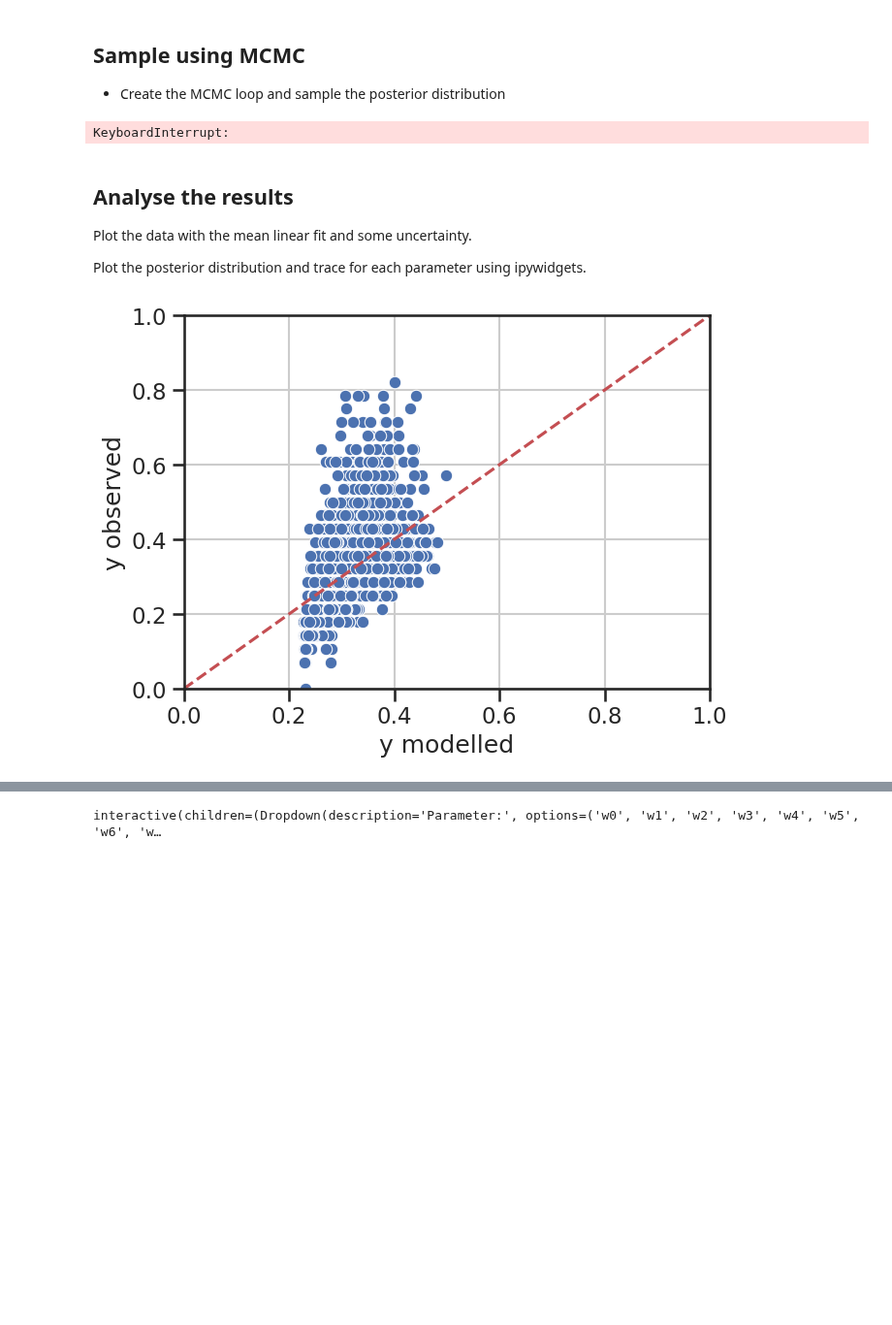
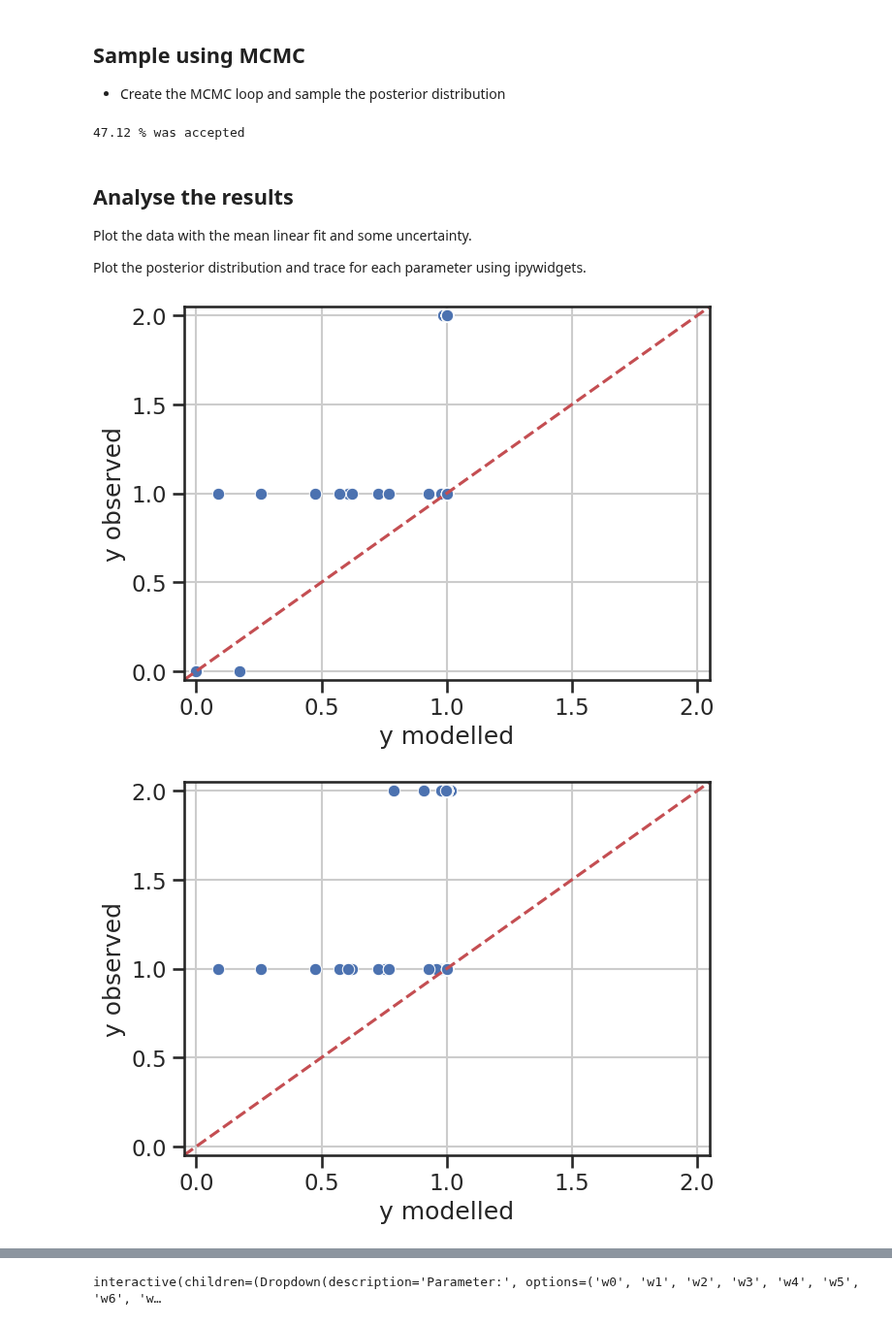
Before and after one commit to sydney-machine-learning/Bayesianneuralnetworks-MCMC-tutorial, a Jupyter notebook: 04-Bayesian-Neural-Network.ipynb, the cells around one changed output, grey strips where cells are left out. Shown at 97% size. Drawn from its saved outputs; the diff is of its cells as text; code cells hidden in the pictures; blank space fills up the shorter version.

Commit message:
classification half working

```diff
--- a/04-Bayesian-Neural-Network.ipynb
+++ b/04-Bayesian-Neural-Network.ipynb
@@ -265,7 +280,7 @@ def likelihood_function(self, theta, tausq, test=False):
     else:
         x_data = self.x_data
         y_data = self.y_data
-    model_prediction = self.model.evaluate_proposal(x_data, theta)
+    model_prediction, _ = self.model.evaluate_proposal(x_data, theta)
     model_simulation = model_prediction + np.random.normal(0,tausq,size=model_prediction.shape)
     accuracy = self.rmse(model_prediction, y_data) #RMSE error metric
     # now calculate the log likelihood
@@ -334,7 +399,7 @@ def sampler(self):
     # initialise theta
     theta = np.random.randn(self.theta_size)
     # make initial prediction
-    pred_y[0,] = self.model.evaluate_proposal(self.x_data, theta)
+    pred_y[0,], _ = self.model.evaluate_proposal(self.x_data, theta)
 
     # initialise eta
     eta = np.log(np.var(pred_y[0,] - self.y_data))
@@ -538,7 +616,7 @@ class MCMC:
 - You can also load in the other regeression datasets `Lazer` and `Energy`
 # %%
 # load the data
-name        = "Abalone" # "Sunspot" #
+name        = "Iris" # "Sunspot", "Abalone", "Iris", "Ionosphere"
 train_data   = np.loadtxt("data/{}/train.txt".format(name))
 test_data    = np.loadtxt("data/{}/test.txt".format(name))
 
@@ -558,26 +636,31 @@ burn_in         = int(n_samples* 0.5) # number of samples to discard before reco
 hidden          = 10
 learning_rate   = 0.01
 
+x_data = train_data[:,:-1]
+y_data = train_data[:,-1]
+x_test = test_data[:,:-1]
+y_test = test_data[:,-1]
+
 if name in ['Sunspot','Abalone']:
-    # or load from sunspot data
-    x_data = train_data[:,:-1]
-    y_data = train_data[:,-1]
-    x_test = test_data[:,:-1]
-    y_test = test_data[:,-1]
     layer_sizes = [x_data.shape[1], hidden, 1]
+    data_case = 'regression'
+elif name in ['Iris']:
+    layer_sizes = [x_data.shape[1], hidden, 3]
+    data_case = 'classification'
+elif name in ['Ionosphere']:
+    layer_sizes = [x_data.shape[1], hidden, 2]
+    data_case = 'classification'
 else:
     raise ValueError('data_case is invalid.')
 
 # Initialise the MCMC class
-nn_model = NeuralNetwork(layer_sizes,learning_rate)
+nn_model = NeuralNetwork(layer_sizes,learning_rate,data_case)
 mcmc = MCMC(nn_model,n_samples, burn_in, x_data, y_data, x_test, y_test)
 
 # Run the sampler
 results, pred = mcmc.sampler()
-# Draw sample models from the posterior
-pred_y, sim_y = mcmc.model_draws(100)
 # %% [output]
-KeyboardInterrupt:
+47.12 % was accepted
 # %%
 # [pred[_].shape for _ in pred.keys()]
 pred_y = pred['train_pred']
@@ -591,12 +674,23 @@ Plot the data with the mean linear fit and some uncertainty.
 Plot the posterior distribution and trace for each parameter using ipywidgets.
 # %%
 # plot the data with the model predictions from posterior draws
+if name == "Iris":
+    plot_minmax = (-0.05,2.05)
+else:
+    plot_minmax = (0,1)
+plot_ycorr_scatter(
+    y_data,
+    pred_y,
+    minmax=plot_minmax
+)
 plot_ycorr_scatter(
     y_test,
-    pred_y_test
+    pred_y_test,
+    minmax=plot_minmax
 )
 # %% [output]
-[figure, old version]
+[figure, new version]
+[figure, added]
 # %%
 plot_y_timeseries(
     y_data,
```
Also changed, not shown: parts of 8 cells of this notebook, 2 other files.
